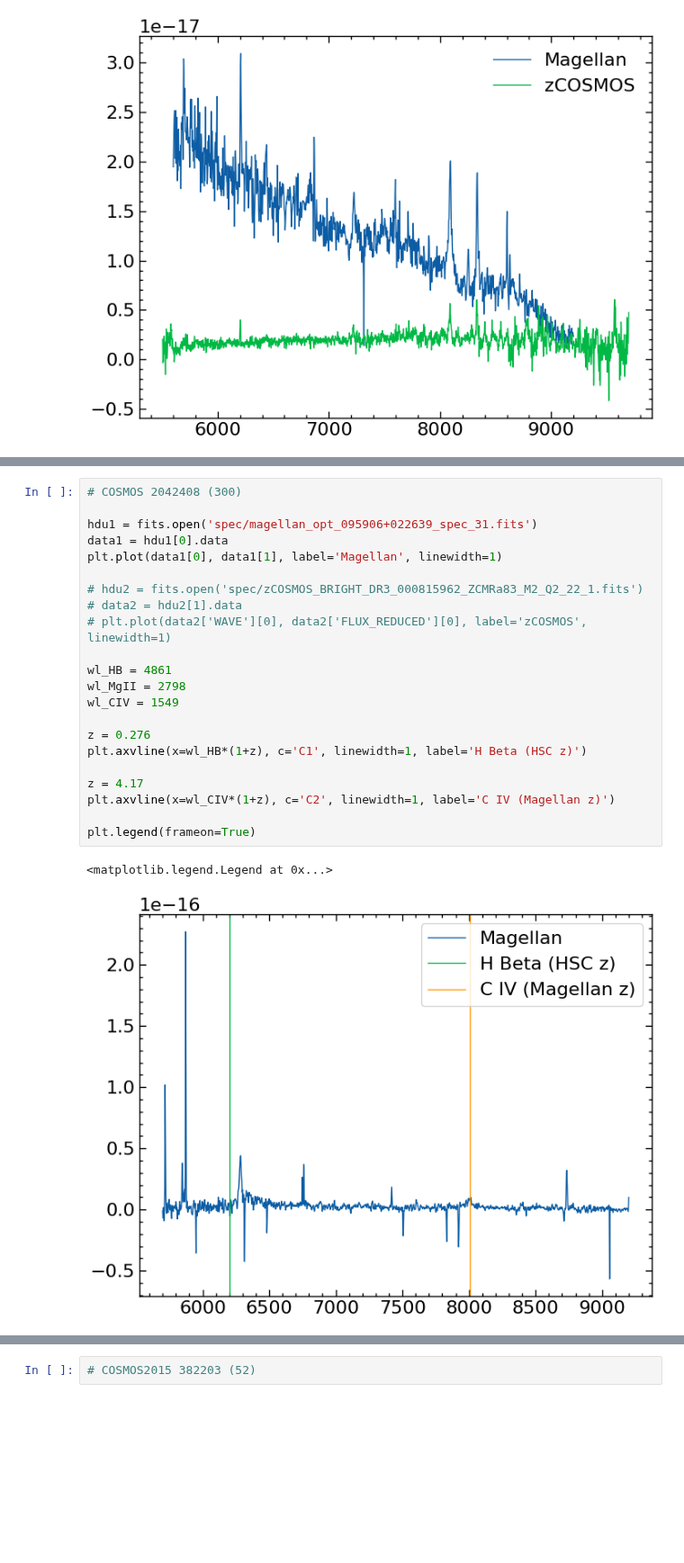
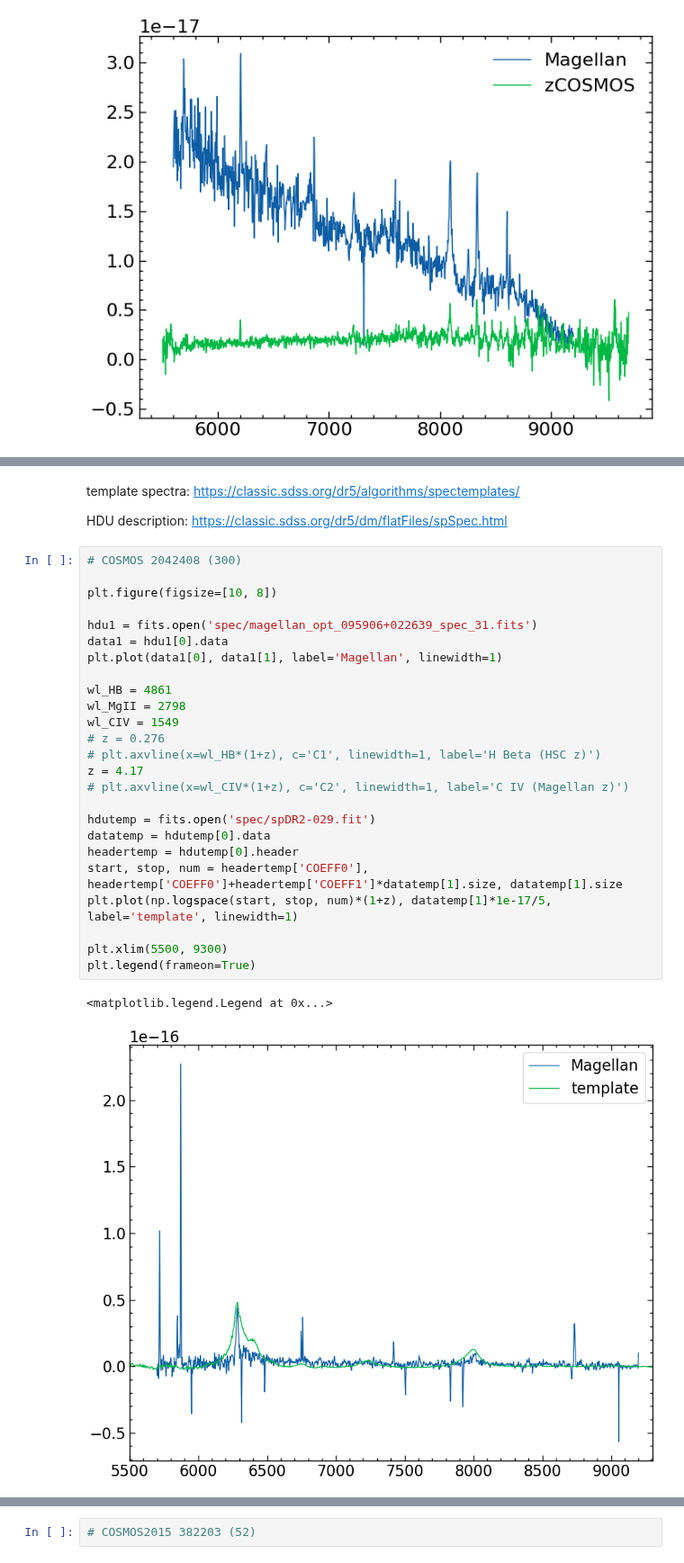
Before and after one commit to Chisen-Lupus/dwarf_agn_cosmos, a Jupyter notebook: hsc-ssp_specz.ipynb, the cells around one changed output, grey strips where cells are left out. Shown at 90% size. Saved outputs shown, nothing was run; the diff lists cells and outputs as text; blank space fills up the shorter version.

```diff
--- a/hsc-ssp_specz.ipynb
+++ b/hsc-ssp_specz.ipynb
@@ -427,25 +416,32 @@ SkyCoord('10h 02m 26.94s +01d 59m 40.1s')
+# %% [markdown]
+template spectra: https://classic.sdss.org/dr5/algorithms/spectemplates/
+
+HDU description: https://classic.sdss.org/dr5/dm/flatFiles/spSpec.html
 # %%
 # COSMOS 2042408 (300)
+
+plt.figure(figsize=[10, 8])
 
 hdu1 = fits.open('spec/magellan_opt_095906+022639_spec_31.fits')
 data1 = hdu1[0].data
 plt.plot(data1[0], data1[1], label='Magellan', linewidth=1)
 
-# hdu2 = fits.open('spec/zCOSMOS_BRIGHT_DR3_000815962_ZCMRa83_M2_Q2_22_1.fits')
-# data2 = hdu2[1].data
-# plt.plot(data2['WAVE'][0], data2['FLUX_REDUCED'][0], label='zCOSMOS', linewidth=1)
-
 wl_HB = 4861
 wl_MgII = 2798
 wl_CIV = 1549
+# z = 0.276
+# plt.axvline(x=wl_HB*(1+z), c='C1', linewidth=1, label='H Beta (HSC z)')
+z = 4.17
+# plt.axvline(x=wl_CIV*(1+z), c='C2', linewidth=1, label='C IV (Magellan z)')
 
-z = 0.276
-plt.axvline(x=wl_HB*(1+z), c='C1', linewidth=1, label='H Beta (HSC z)')
+hdutemp = fits.open('spec/spDR2-029.fit')
+datatemp = hdutemp[0].data
+headertemp = hdutemp[0].header
+start, stop, num = headertemp['COEFF0'], headertemp['COEFF0']+headertemp['COEFF1']*datatemp[1].size, datatemp[1].size
+plt.plot(np.logspace(start, stop, num)*(1+z), datatemp[1]*1e-17/5, label='template', linewidth=1)
 
-z = 4.17
-plt.axvline(x=wl_CIV*(1+z), c='C2', linewidth=1, label='C IV (Magellan z)')
-
+plt.xlim(5500, 9300)
 plt.legend(frameon=True)
 # %% [output]
 <matplotlib.legend.Legend at 0x...>
-[figure, old version]
+[figure, new version]
```
Also changed, not shown: parts of 12 cells of this notebook.
